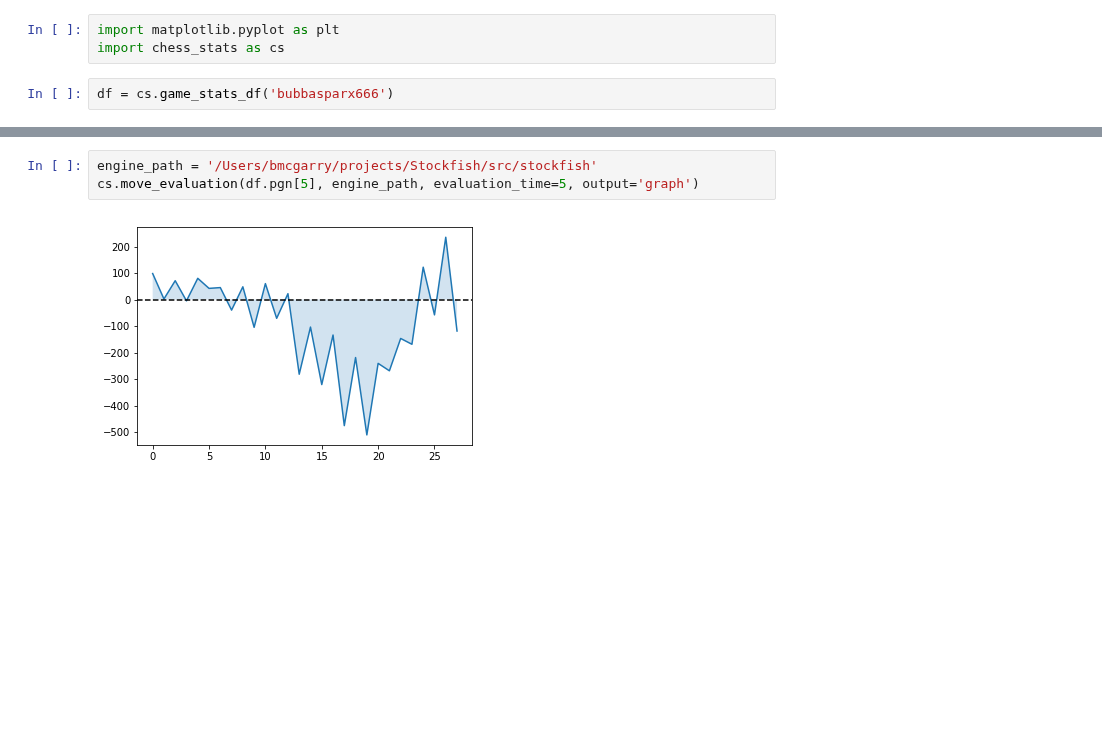
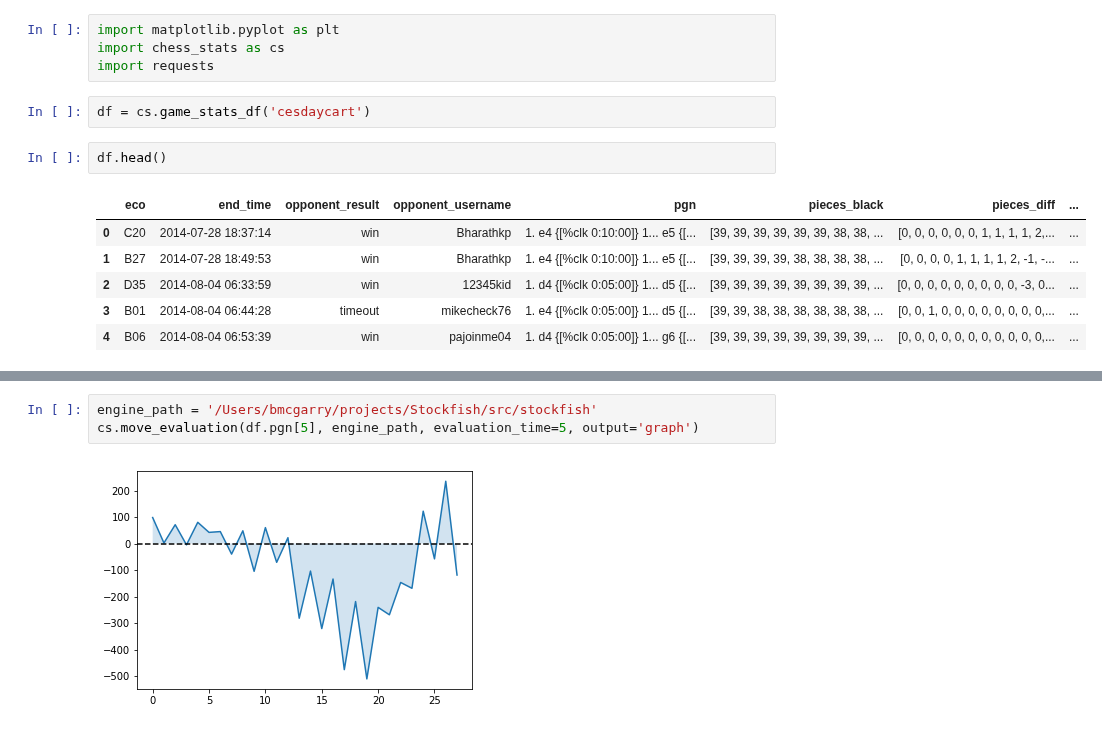
Before and after one commit to Bmcgarry194/ChessStyle, a Jupyter notebook: src/piece_count_graphs.ipynb, the cells around one changed output, grey strips where cells are left out. Cells and saved outputs as stored; diff of their text form; blank space fills up the shorter version.

```diff
--- a/src/piece_count_graphs.ipynb
+++ b/src/piece_count_graphs.ipynb
@@ -1,5 +1,15 @@
 # %%
 import matplotlib.pyplot as plt
 import chess_stats as cs
+import requests
 # %%
-df = cs.game_stats_df('bubbasparx666')
+df = cs.game_stats_df('cesdaycart')
+# %%
+df.head()
+# %% [output]
+|  | eco | end_time | opponent_result | opponent_username | pgn | pieces_black | pieces_diff | ... |
+| 0 | C20 | 2014-07-28 18:37:14 | win | Bharathkp | 1. e4 {[%clk 0:10:00]} 1... e5 {[... | [39, 39, 39, 39, 39, 39, 38, 38, ... | [0, 0, 0, 0, 0, 0, 1, 1, 1, 1, 2,... | ... |
+| 1 | B27 | 2014-07-28 18:49:53 | win | Bharathkp | 1. e4 {[%clk 0:10:00]} 1... e5 {[... | [39, 39, 39, 39, 38, 38, 38, 38, ... | [0, 0, 0, 0, 1, 1, 1, 1, 2, -1, -... | ... |
+| 2 | D35 | 2014-08-04 06:33:59 | win | 12345kid | 1. d4 {[%clk 0:05:00]} 1... d5 {[... | [39, 39, 39, 39, 39, 39, 39, 39, ... | [0, 0, 0, 0, 0, 0, 0, 0, 0, -3, 0... | ... |
+| 3 | B01 | 2014-08-04 06:44:28 | timeout | mikecheck76 | 1. e4 {[%clk 0:05:00]} 1... d5 {[... | [39, 39, 38, 38, 38, 38, 38, 38, ... | [0, 0, 1, 0, 0, 0, 0, 0, 0, 0, 0,... | ... |
+| 4 | B06 | 2014-08-04 06:53:39 | win | pajoinme04 | 1. d4 {[%clk 0:05:00]} 1... g6 {[... | [39, 39, 39, 39, 39, 39, 39, 39, ... | [0, 0, 0, 0, 0, 0, 0, 0, 0, 0, 0,... | ... |
```
Also changed, not shown: parts of 5 cells of this notebook, 5 other files.
